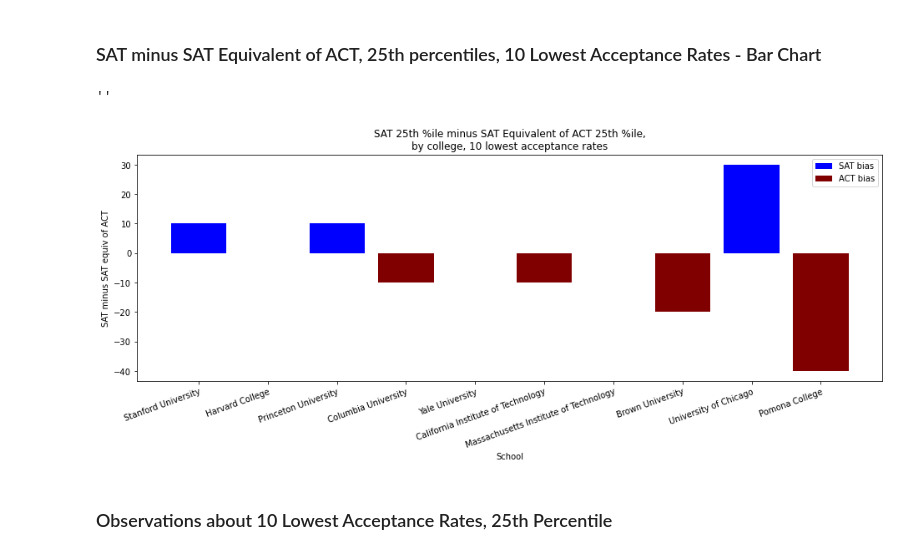
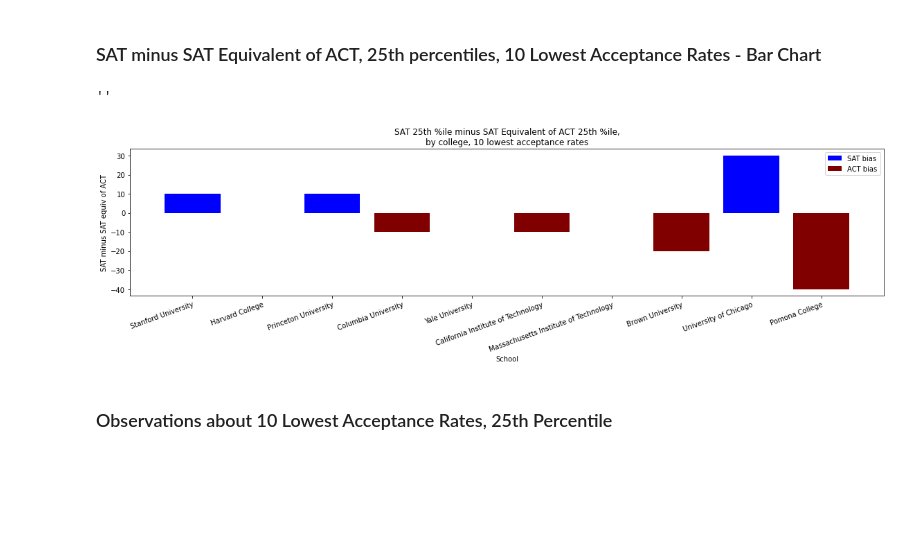
Before and after one commit to lmdunn/actsat, a Jupyter notebook: code/loren-starter-code.ipynb, the cells around one changed output. Cells and saved outputs as stored; diff of their text form; code cells hidden in the pictures; blank space fills up the shorter version.

```diff
--- a/code/loren-starter-code.ipynb
+++ b/code/loren-starter-code.ipynb
@@ -2084,34 +2090,36 @@ There's a wide variation from school to school, suggesting that decisions about
 # %%
 ten_low_accept_df = pd.DataFrame(colleges_df.sort_values(by = 'accept_rate', ascending = True)[:10]).reset_index()
 
 plt.figure(figsize = (16, 5))
 
 plt.title('SAT 25th %ile minus SAT Equivalent of ACT 25th %ile,\nby college, 10 lowest acceptance rates')
 
 t1 = ten_low_accept_df[ten_low_accept_df['sat_minus_sat_equiv_25th_perc'] >= 0]
 t2 = ten_low_accept_df[ten_low_accept_df['sat_minus_sat_equiv_25th_perc'] < 0]
 
 plt.bar(t1.index.values,
        t1['sat_minus_sat_equiv_25th_perc'],
        color = 'blue',
        label = 'SAT bias')
 
 plt.bar(t2.index.values,
        t2['sat_minus_sat_equiv_25th_perc'],
        color = 'maroon',
        label = 'ACT bias')
 
 plt.xlabel('School')
 plt.ylabel('SAT minus SAT equiv of ACT')
 plt.legend()
 
 plt.xticks(range(10), [i for i in ten_low_accept_df['school']],
            rotation = 20, ha = 'right', rotation_mode = 'anchor')
+
+plt.tight_layout()
 plt.savefig('../figures/10lowestaccept25th.png')
 ;
 # %% [output]
 ''
-[figure, old version]
+[figure, new version]
 # %% [markdown]
 ### Observations about 10 Lowest Acceptance Rates, 25th Percentile
 # %% [markdown]
```
Also changed, not shown: parts of 15 cells of this notebook, 7 other files.
